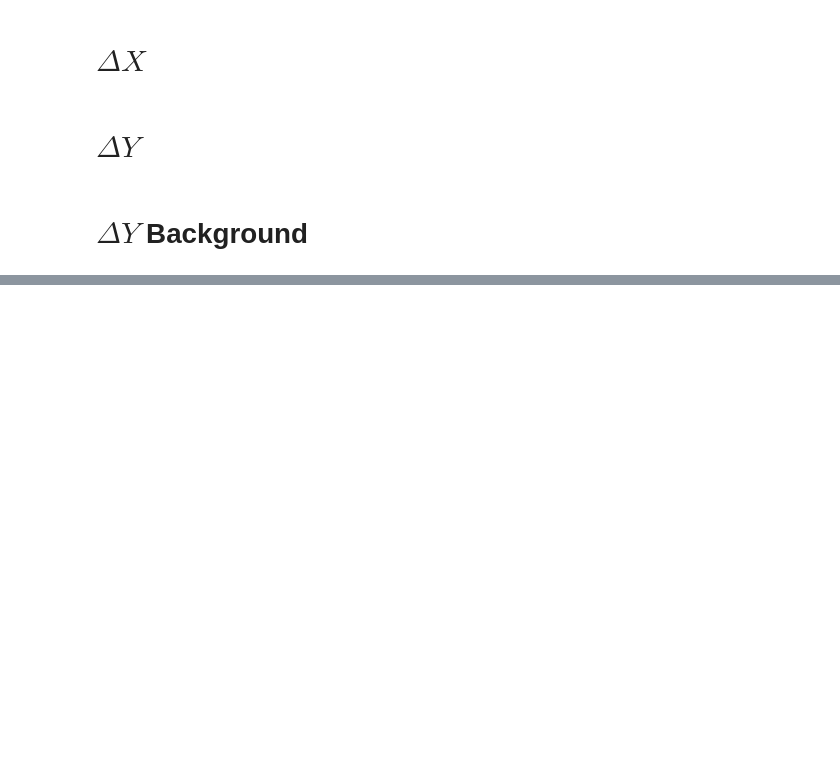
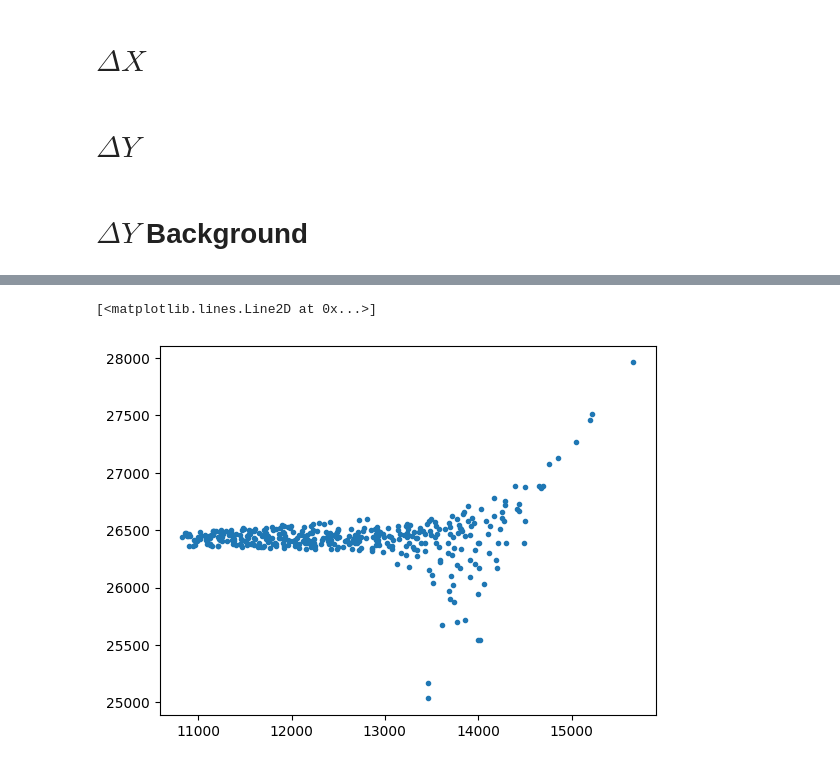
Before and after one commit to hp4xz/GEnAnalysis, a Jupyter notebook: analysis/cutselection.ipynb, the cells around one changed output, grey strips where cells are left out. Drawn from its saved outputs; the diff is of its cells as text; code cells hidden in the pictures; blank space fills up the shorter version.

```diff
--- a/analysis/cutselection.ipynb
+++ b/analysis/cutselection.ipynb
@@ -221,0 +539,5 @@ np.save(f'CutSelectionArrays/Pass{pas}/VaryW2_Y{config}.npy',Y)
+# %%
+plt.plot(BG_array,D_array,'.')
+# %% [output]
+[<matplotlib.lines.Line2D at 0x...>]
+[figure, added]
```
Also changed, not shown: parts of 34 cells of this notebook, 20 other files.
